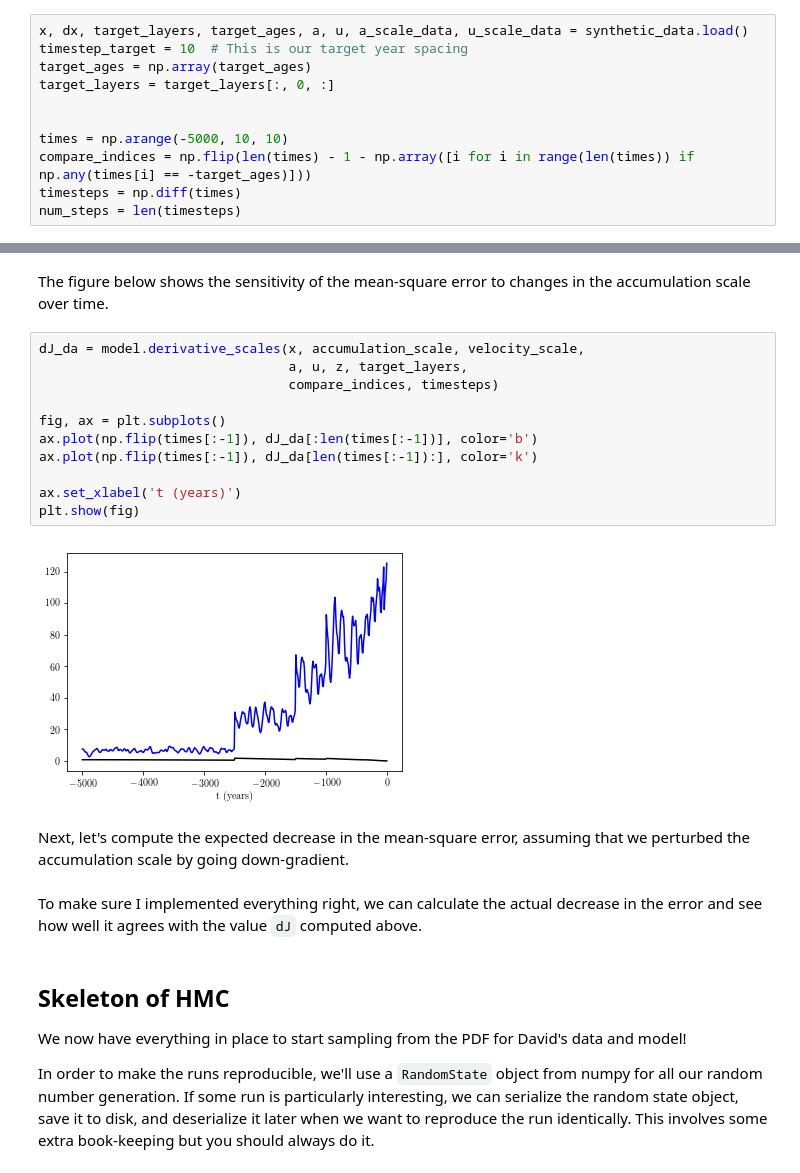
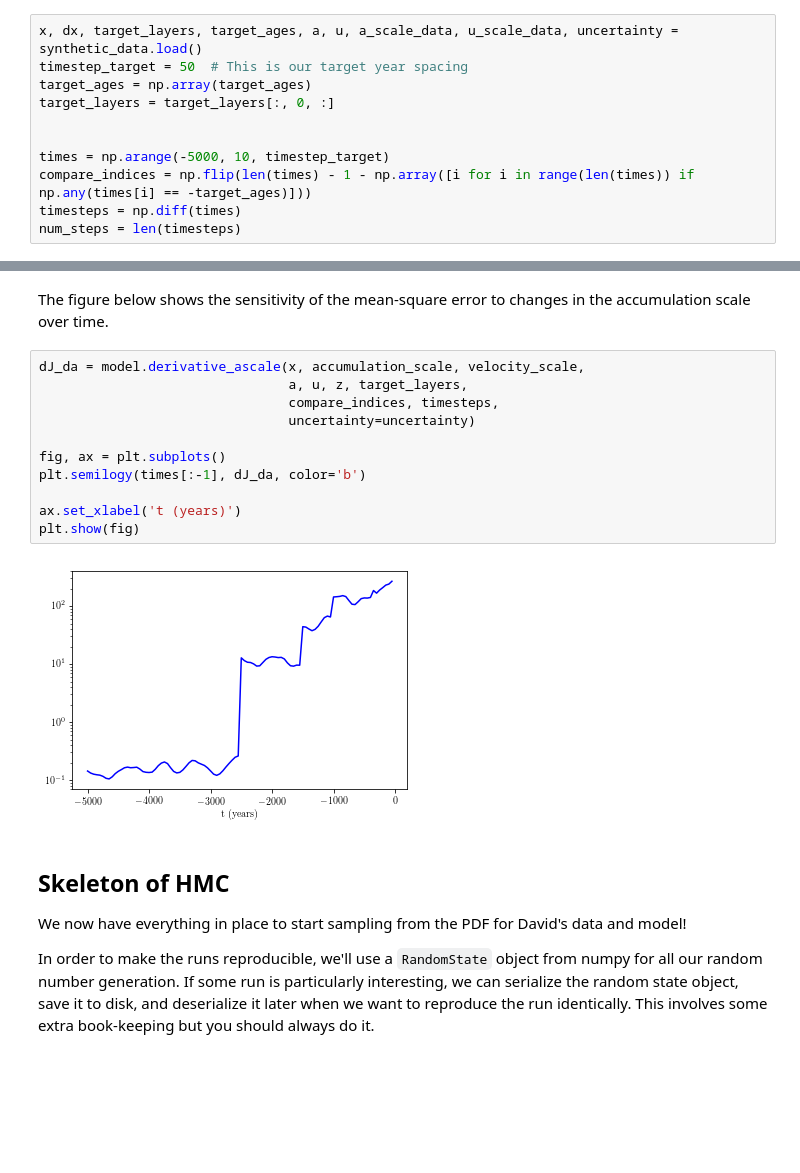
Before and after one commit to dlilien/glaciology-seminar-2018-10-16, a Jupyter notebook: hmc_synthetic.ipynb, the cells around one changed output, grey strips where cells are left out. Drawn from its saved outputs; the diff is of its cells as text; blank space fills up the shorter version.

```diff
--- a/hmc_synthetic.ipynb
+++ b/hmc_synthetic.ipynb
@@ -86,13 +86,13 @@ You can think of HMC as a way to sample from the PDF at two distinct levels at e
 Let's try and apply this to David's data from last week.
 We're going to do a little more cleaning up to remove duplicate points.
 # %%
-x, dx, target_layers, target_ages, a, u, a_scale_data, u_scale_data = synthetic_data.load()
-timestep_target = 10  # This is our target year spacing
+x, dx, target_layers, target_ages, a, u, a_scale_data, u_scale_data, uncertainty = synthetic_data.load()
+timestep_target = 50  # This is our target year spacing
 target_ages = np.array(target_ages)
 target_layers = target_layers[:, 0, :]
 
 
-times = np.arange(-5000, 10, 10)
+times = np.arange(-5000, 10, timestep_target)
 compare_indices = np.flip(len(times) - 1 - np.array([i for i in range(len(times)) if np.any(times[i] == -target_ages)]))
 timesteps = np.diff(times)
 num_steps = len(timesteps)
@@ -135,22 +134,18 @@ plt.gca().invert_yaxis()
 # %% [markdown]
 The figure below shows the sensitivity of the mean-square error to changes in the accumulation scale over time.
 # %%
-dJ_da = model.derivative_scales(x, accumulation_scale, velocity_scale,
+dJ_da = model.derivative_ascale(x, accumulation_scale, velocity_scale,
                                 a, u, z, target_layers,
-                                compare_indices, timesteps)
+                                compare_indices, timesteps,
+                                uncertainty=uncertainty)
 
 fig, ax = plt.subplots()
-ax.plot(np.flip(times[:-1]), dJ_da[:len(times[:-1])], color='b')
-ax.plot(np.flip(times[:-1]), dJ_da[len(times[:-1]):], color='k')
+plt.semilogy(times[:-1], dJ_da, color='b')
 
 ax.set_xlabel('t (years)')
 plt.show(fig)
 # %% [output]
-[figure, old version]
+[figure, new version]
-# %% [markdown]
-Next, let's compute the expected decrease in the mean-square error, assuming that we perturbed the accumulation scale by going down-gradient.
-# %% [markdown]
-To make sure I implemented everything right, we can calculate the actual decrease in the error and see how well it agrees with the value `dJ` computed above.
 # %% [markdown]
 ## Skeleton of HMC
 
```
Also changed, not shown: parts of 15 cells of this notebook, 2 other files.
